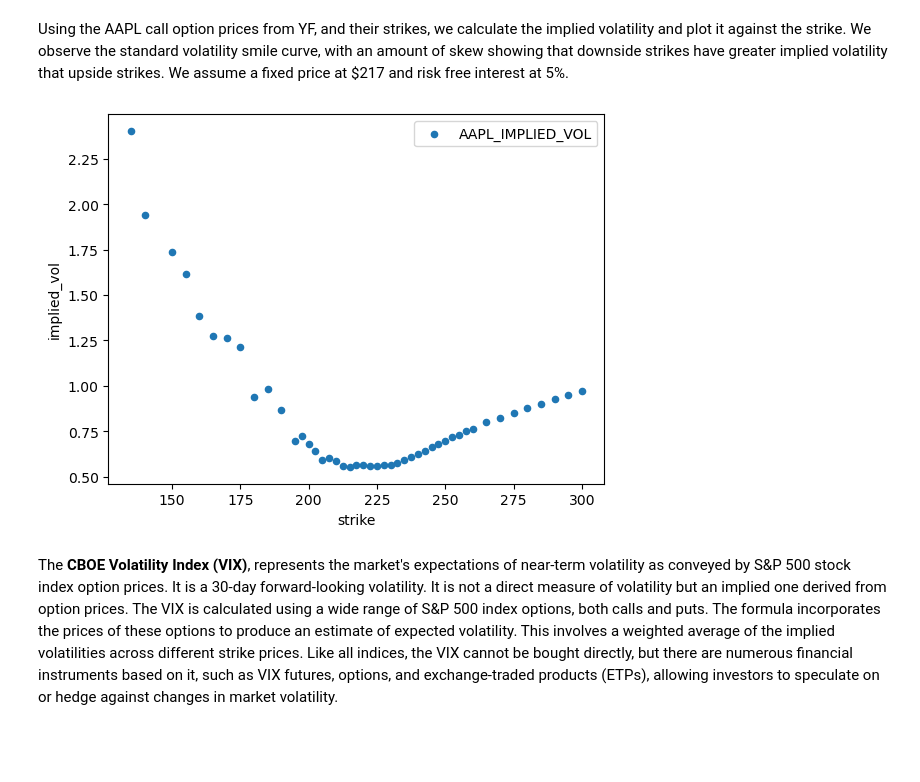
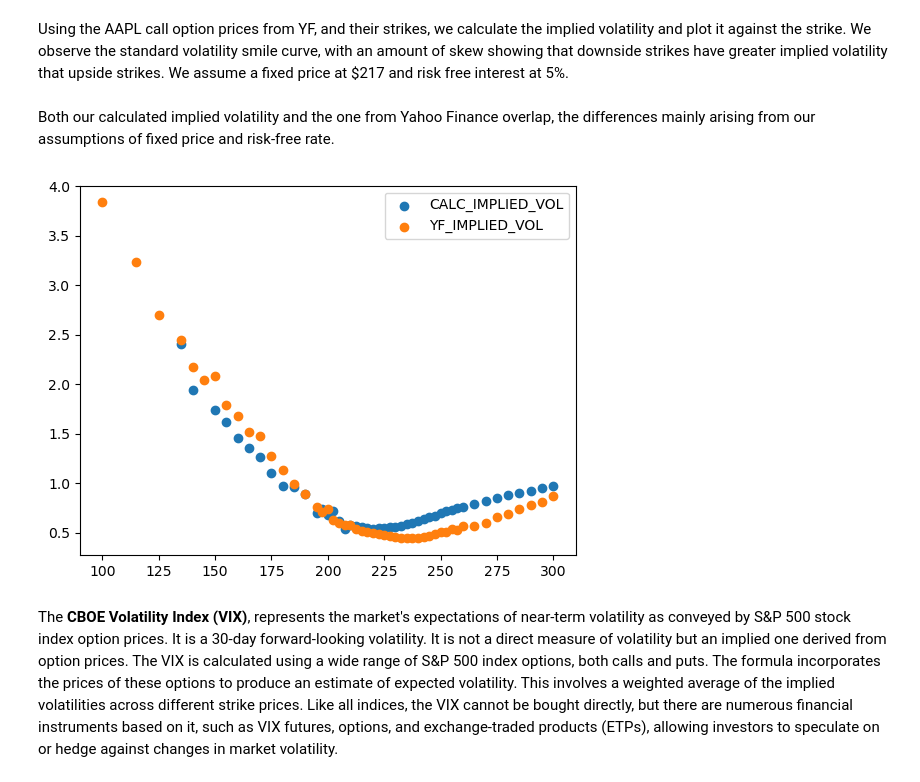
Before and after one commit to christianatanasov/algodisco, a Jupyter notebook: finance/volatility.ipynb, the cells around one changed output. Saved outputs shown, nothing was run; the diff lists cells and outputs as text; code cells hidden in the pictures; blank space fills up the shorter version.

Commit message:
Implied vol

```diff
--- a/finance/volatility.ipynb
+++ b/finance/volatility.ipynb
@@ -45,7 +45,7 @@ Volatility can also be marked via option contracts; <b>Implied volatility</b> of
 Below we build an implied volatility function using brute force. Knowing the call option price, the strike, spot, expiry and risk-free rate we can imply what the volatility of the asset should be to match the call option price.
 # %%
 def iv2(C, S, K, r, dt):
-    for sigma in np.linspace(0, 3, 500):
+    for sigma in np.linspace(0.01, 3, 500):
         if (C - call(S, K, r, dt, sigma)) < 1e-4:
             return sigma
 # %%
@@ -64,16 +64,20 @@ oc[['contractSymbol', 'strike', 'lastPrice']].head() # Note the expiry date from
 | 4 | AAPL240802C00140000 | 140.0 | 78.20 |
 # %% [markdown]
 Using the AAPL call option prices from YF, and their strikes, we calculate the implied volatility and plot it against the strike. We observe the standard volatility smile curve, with an amount of skew showing that downside strikes have greater implied volatility that upside strikes. We assume a fixed price at $217 and risk free interest at 5%.
+# %% [markdown]
+Both our calculated implied volatility and the one from Yahoo Finance overlap, the differences mainly arising from our assumptions of fixed price and risk-free rate.
 # %%
 ro = pd.DataFrame()
 for x in oc.loc[oc['strike']>125][['strike', 'lastPrice']].values:
     K, C = x
     sigma = iv2(C, 217, K, 0.05, dt)
     ro = ro.append(pd.DataFrame({'strike' : [K], 'C' : [C], 'implied_vol' : [sigma], 'S' : [217]}))
-ro[['strike', 'implied_vol']].plot.scatter(x='strike', y='implied_vol', label='AAPL_IMPLIED_VOL')
+plt.scatter(ro['strike'], ro['implied_vol'], label='CALC_IMPLIED_VOL')
+plt.scatter(oc['strike'], oc['impliedVolatility'], label='YF_IMPLIED_VOL')
+plt.legend()
 plt.show()
 # %% [output]
-[figure, old version]
+[figure, new version]
 # %% [markdown]
 The <b>CBOE Volatility Index (VIX)</b>, represents the market's expectations of near-term volatility as conveyed by S&P 500 stock index option prices. It is a 30-day forward-looking volatility. It is not a direct measure of volatility but an implied one derived from option prices. The VIX is calculated using a wide range of S&P 500 index options, both calls and puts. The formula incorporates the prices of these options to produce an estimate of expected volatility. This involves a weighted average of the implied volatilities across different strike prices. Like all indices, the VIX cannot be bought directly, but there are numerous financial instruments based on it, such as VIX futures, options, and exchange-traded products (ETPs), allowing investors to speculate on or hedge against changes in market volatility.
 # %% [markdown]
```
Also changed, not shown: parts of 5 cells of this notebook, 1 other file.
